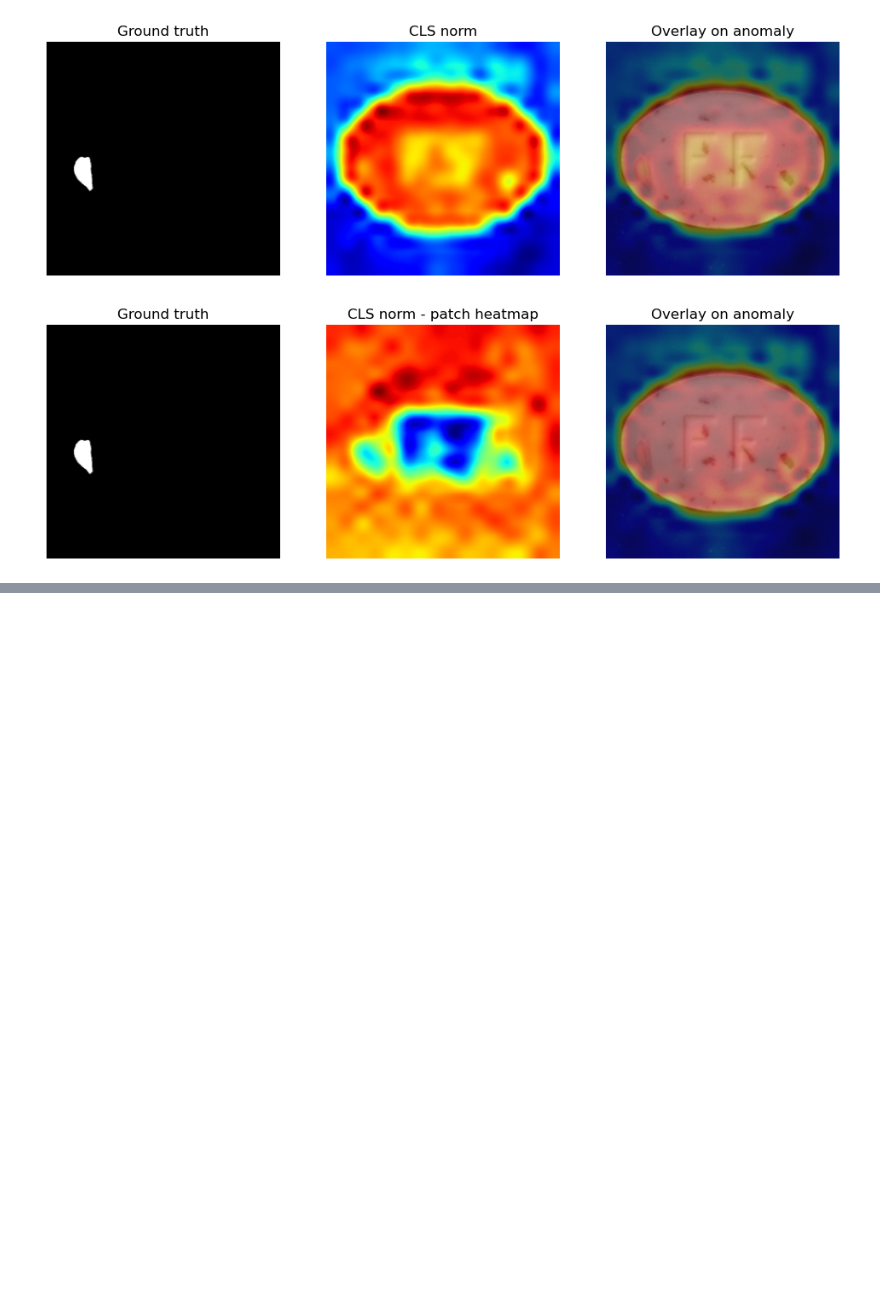
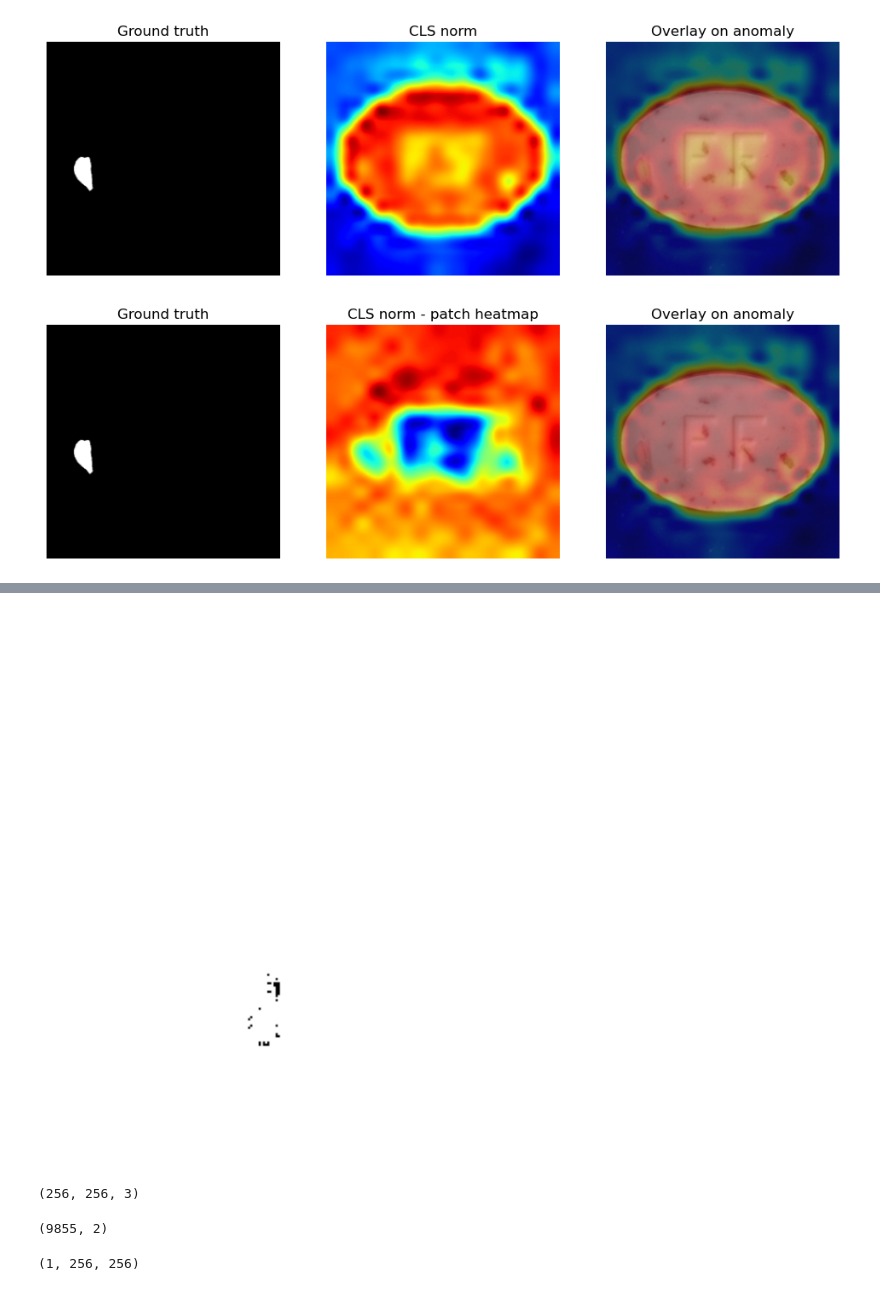
Before and after one commit to MrJuses/ZeroShot_Anomaly_Detection_using_Vision_Foundation_Models, a Jupyter notebook: ZeroShot.ipynb, the cells around one changed output, grey strips where cells are left out. Cells and saved outputs as stored; diff of their text form; code cells hidden in the pictures; blank space fills up the shorter version.

```diff
--- a/ZeroShot.ipynb
+++ b/ZeroShot.ipynb
@@ -476,0 +539,18 @@ from sklearn.metrics import f1_score
+# %%
+plt.figure(figsize=(8, 8))
+plt.imshow(masks[0]['segmentation'], cmap='gray')
+plt.axis('off')
+plt.show()
+# %% [output]
+[figure, added]
+# %%
+image.shape
+# %% [output]
+(256, 256, 3)
+# %%
+# find points in image below a certain threshold in heatmap
+threshold = 100  # Adjust threshold as needed
+points = np.column_stack(np.where(final_heatmap < threshold))
+points.shape
+# %% [output]
+(9855, 2)
@@ -476,0 +585,4 @@ from sklearn.metrics import f1_score
+# %%
+masks.shape
+# %% [output]
+(1, 256, 256)
```
Also changed, not shown: parts of 17 cells of this notebook, 1 other file.
